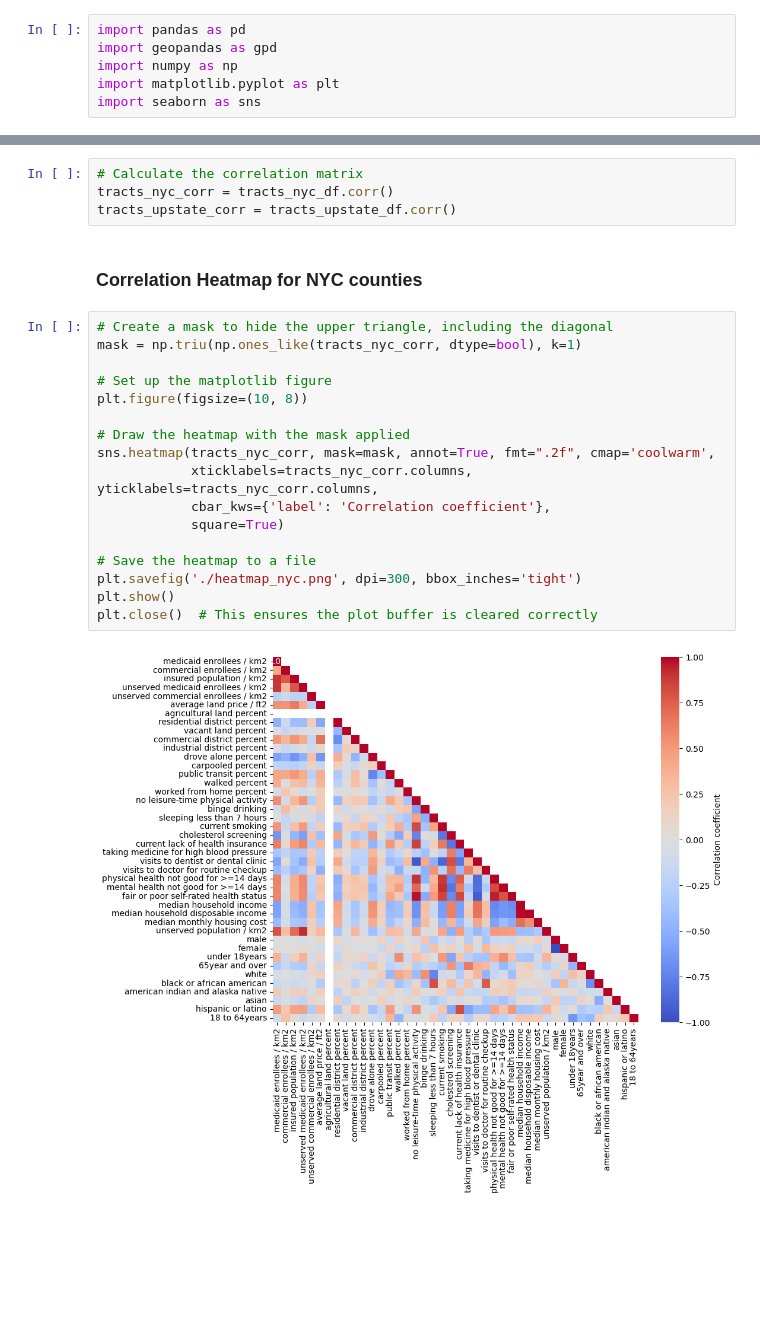
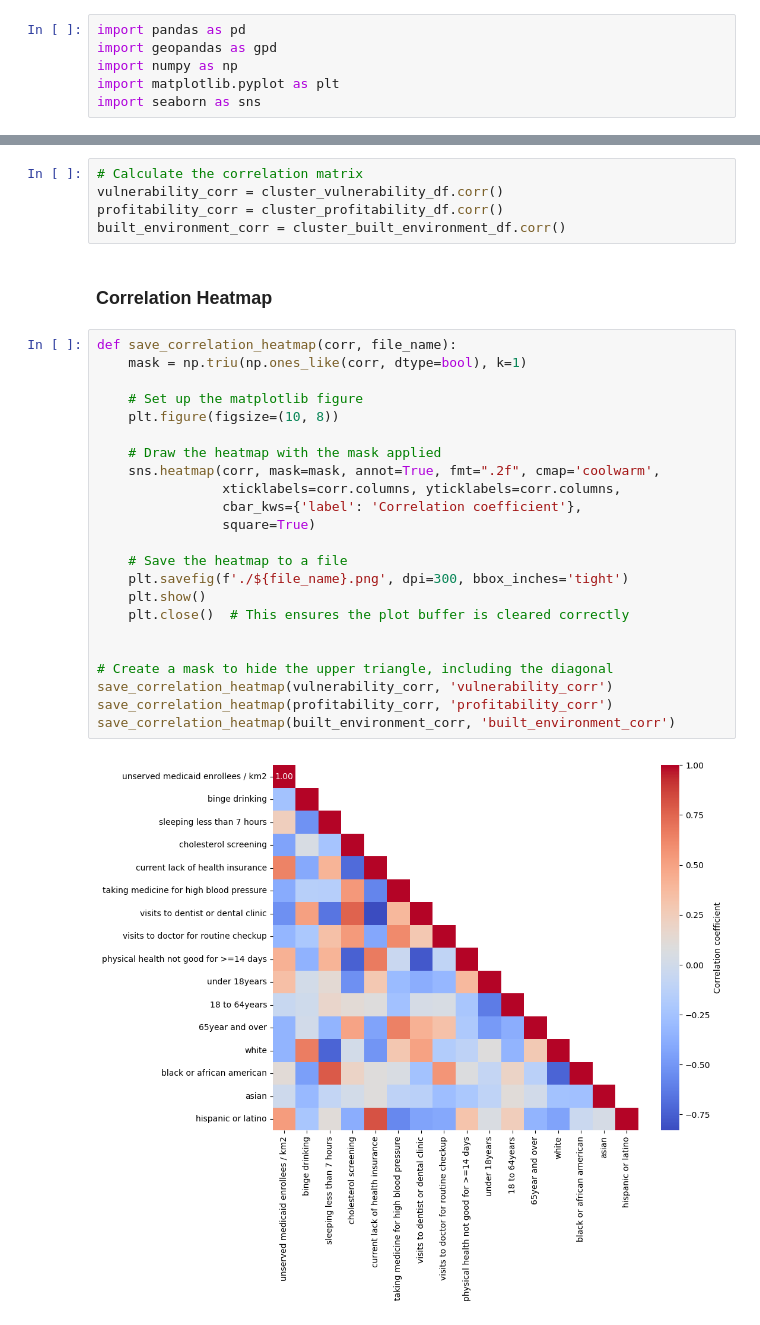
Before and after one commit to Kyungho0511/healthcare_identification, a Jupyter notebook: ipynb/correlation_heatmap.ipynb, the cells around one changed output, grey strips where cells are left out. Cells and saved outputs as stored; diff of their text form; blank space fills up the shorter version.

Commit message:
jupyter: recursive clustering added

```diff
--- a/ipynb/correlation_heatmap.ipynb
+++ b/ipynb/correlation_heatmap.ipynb
@@ -16,25 +54,32 @@ tracts_upstate_df.drop(columns=['GEOID'], inplace=True)
 # %%
 # Calculate the correlation matrix
-tracts_nyc_corr = tracts_nyc_df.corr()
-tracts_upstate_corr = tracts_upstate_df.corr()
+vulnerability_corr = cluster_vulnerability_df.corr()
+profitability_corr = cluster_profitability_df.corr()
+built_environment_corr = cluster_built_environment_df.corr()
 # %% [markdown]
-### Correlation Heatmap for NYC counties
+### Correlation Heatmap
 # %%
+def save_correlation_heatmap(corr, file_name):
+    mask = np.triu(np.ones_like(corr, dtype=bool), k=1)
+
+    # Set up the matplotlib figure
+    plt.figure(figsize=(10, 8))
+
+    # Draw the heatmap with the mask applied
+    sns.heatmap(corr, mask=mask, annot=True, fmt=".2f", cmap='coolwarm',
+                xticklabels=corr.columns, yticklabels=corr.columns,
+                cbar_kws={'label': 'Correlation coefficient'},
+                square=True)
+
+    # Save the heatmap to a file
+    plt.savefig(f'./${file_name}.png', dpi=300, bbox_inches='tight')
+    plt.show()
+    plt.close()  # This ensures the plot buffer is cleared correctly
+
+
 # Create a mask to hide the upper triangle, including the diagonal
-mask = np.triu(np.ones_like(tracts_nyc_corr, dtype=bool), k=1)
-
-# Set up the matplotlib figure
-plt.figure(figsize=(10, 8))
-
-# Draw the heatmap with the mask applied
-sns.heatmap(tracts_nyc_corr, mask=mask, annot=True, fmt=".2f", cmap='coolwarm',
-            xticklabels=tracts_nyc_corr.columns, yticklabels=tracts_nyc_corr.columns,
-            cbar_kws={'label': 'Correlation coefficient'},
-            square=True)
-
-# Save the heatmap to a file
-plt.savefig('./heatmap_nyc.png', dpi=300, bbox_inches='tight')
-plt.show()
-plt.close()  # This ensures the plot buffer is cleared correctly
+save_correlation_heatmap(vulnerability_corr, 'vulnerability_corr')
+save_correlation_heatmap(profitability_corr, 'profitability_corr')
+save_correlation_heatmap(built_environment_corr, 'built_environment_corr')
 # %% [output]
-[figure, old version]
+[figure, new version]
```
Also changed, not shown: parts of 5 cells of this notebook, 11 other files.
